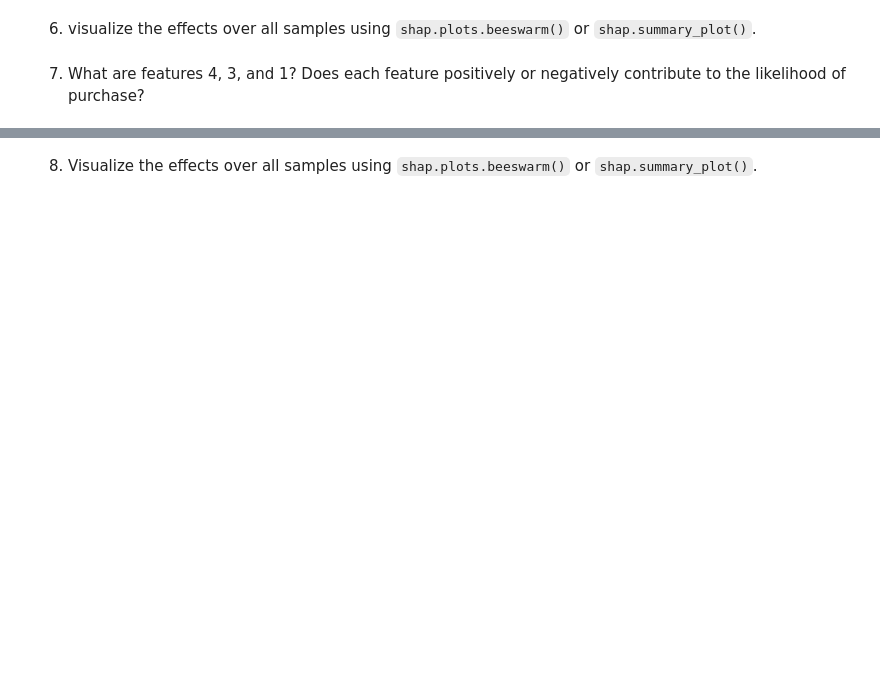
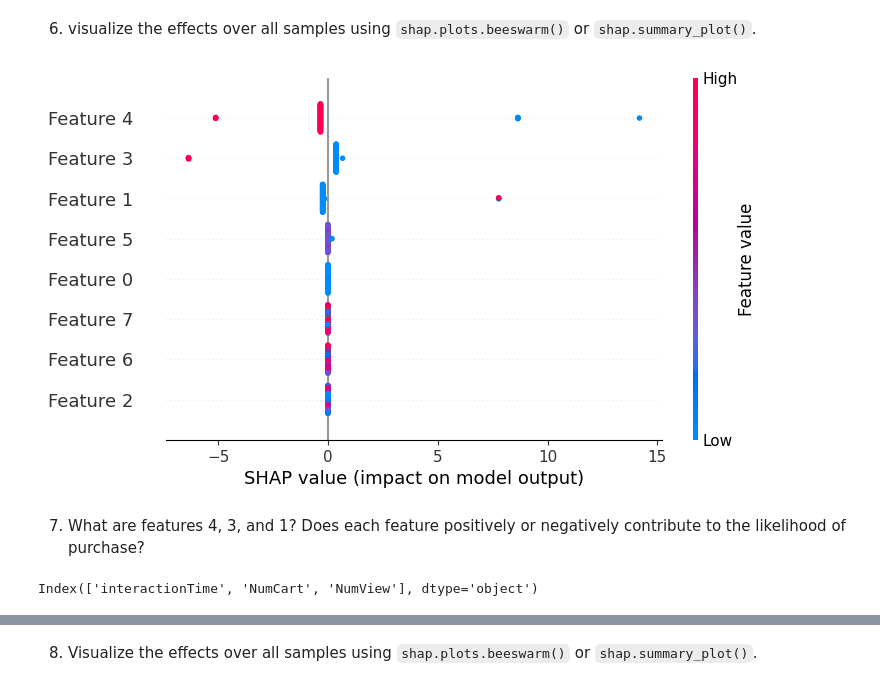
Before and after one commit to chemengage/MLE9, a Jupyter notebook: assignments/week-6-supervised-ML/nb/electronics-purchase-prediction.ipynb, the cells around one changed output, grey strips where cells are left out. Saved outputs shown, nothing was run; the diff lists cells and outputs as text; code cells hidden in the pictures; blank space fills up the shorter version.

```diff
--- a/assignments/week-6-supervised-ML/nb/electronics-purchase-prediction.ipynb
+++ b/assignments/week-6-supervised-ML/nb/electronics-purchase-prediction.ipynb
@@ -456,6 +457,6 @@ Feature 8: timeOfDay, Coefficient: -0.14
 from sklearn.ensemble import GradientBoostingClassifier
 # %%
 %%time
-gbt_model = None # YOUR CODE HERE
+gbt_model = GradientBoostingClassifier() # YOUR CODE HERE
 gbt_model.fit(X_train_reduced, y_train)
 gbt_pred = gbt_model.predict(X_test_reduced)
@@ -477,14 +495,14 @@ Once the script works properly, use all the data from `X_test_reduced`.
 Apply `shap.Explainer()` to calculate the SHAP values for the Gradient Boosting classifier you fit earlier.
 # %%
 np.random.seed(123)
-subset_size = X_test_reduced.shape[0] # start with 100
+subset_size = 100 # start with 100
 idx = np.random.randint(X_test_reduced.shape[0], size=subset_size)
 X_test_reduced_subset = X_test_reduced[idx, ]
 
 assert X_test_reduced_subset.shape == (subset_size, 8)
 # %%
 import shap
-explainer = None# YOUR CODE HERE
+explainer = shap.Explainer(gbt_model, X_train_reduced) # YOUR CODE HERE
 # %%
 %%time
-shap_values = None # YOUR CODE HERE
+shap_values = explainer(X_test_reduced_subset) # YOUR CODE HERE
@@ -492,7 +513,13 @@ shap_values = None # YOUR CODE HERE
 6. visualize the effects over all samples using `shap.plots.beeswarm()` or `shap.summary_plot()`.
 # %%
 # YOUR CODE HERE
+shap.plots.beeswarm(shap_values)
+# %% [output]
+[figure, added]
 # %% [markdown]
 7. What are features 4, 3, and 1? Does each feature positively or negatively contribute to the likelihood of purchase?
 # %%
 # YOUR CODE HERE
+train_df_reduced.columns[[1,3,4]]
+# %% [output]
+Index(['interactionTime', 'NumCart', 'NumView'], dtype='object')
```
Also changed, not shown: parts of 22 cells of this notebook, 3 other files.
